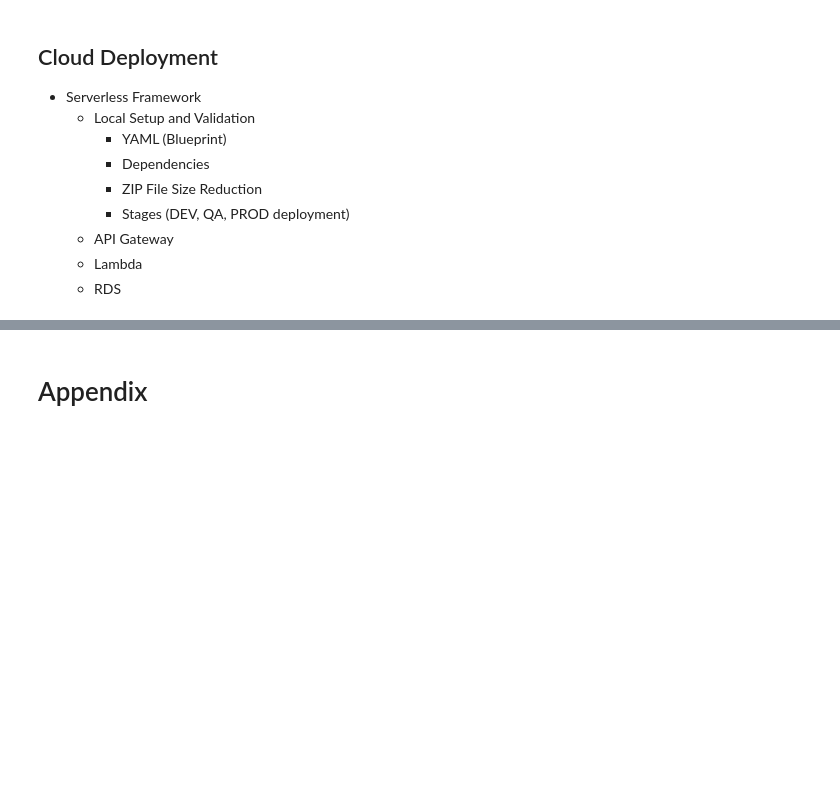
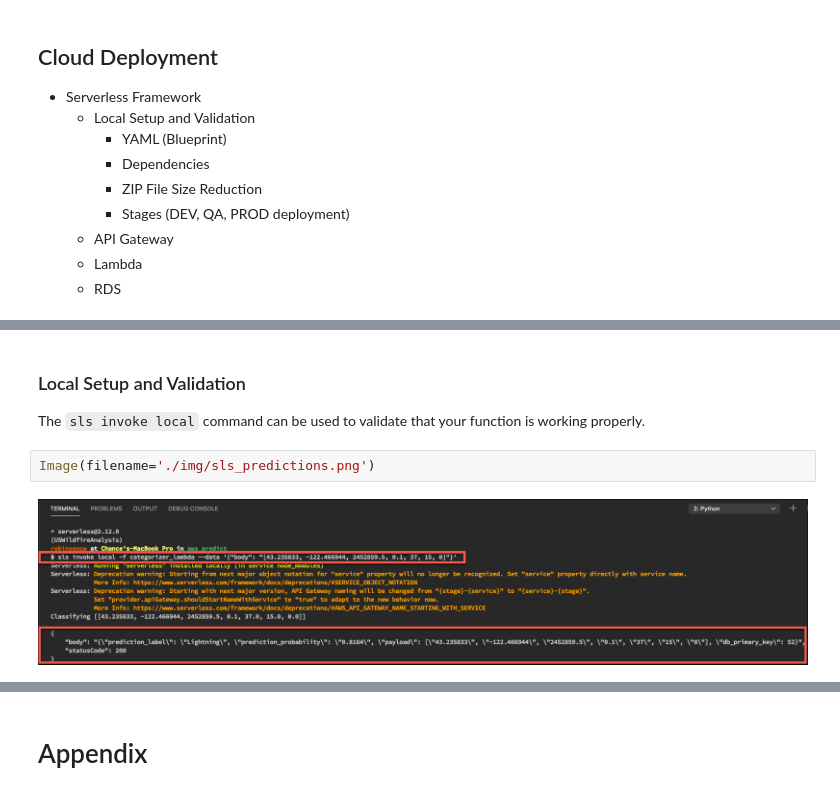
Before and after one commit to RobinsonCW/USWildfireAnalysis, a Jupyter notebook: src/objectives/python/USWildfireAnalysis.ipynb, the cells around one changed output, grey strips where cells are left out. Drawn from its saved outputs; the diff is of its cells as text; blank space fills up the shorter version.

```diff
--- a/src/objectives/python/USWildfireAnalysis.ipynb
+++ b/src/objectives/python/USWildfireAnalysis.ipynb
@@ -397,0 +406,8 @@ Image(filename='./img/aws_serverless_prediction_flow.png')
+# %% [markdown]
+### Local Setup and Validation
+
+The `sls invoke local` command can be used to validate that your function is working properly.
+# %%
+Image(filename='./img/sls_predictions.png')
+# %% [output]
+[figure, added]
```
Also changed, not shown: parts of 21 cells of this notebook, 5 other files.
